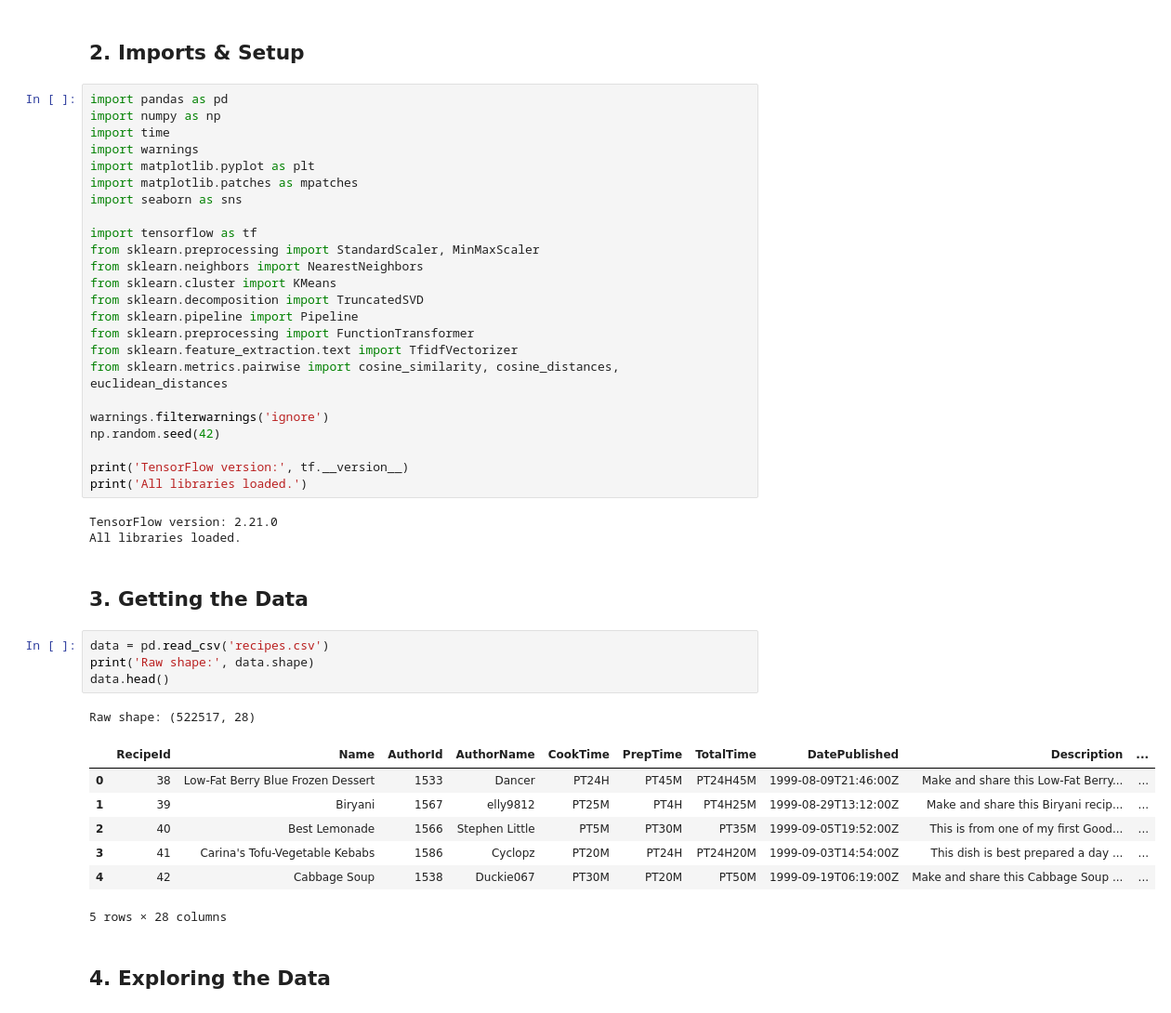
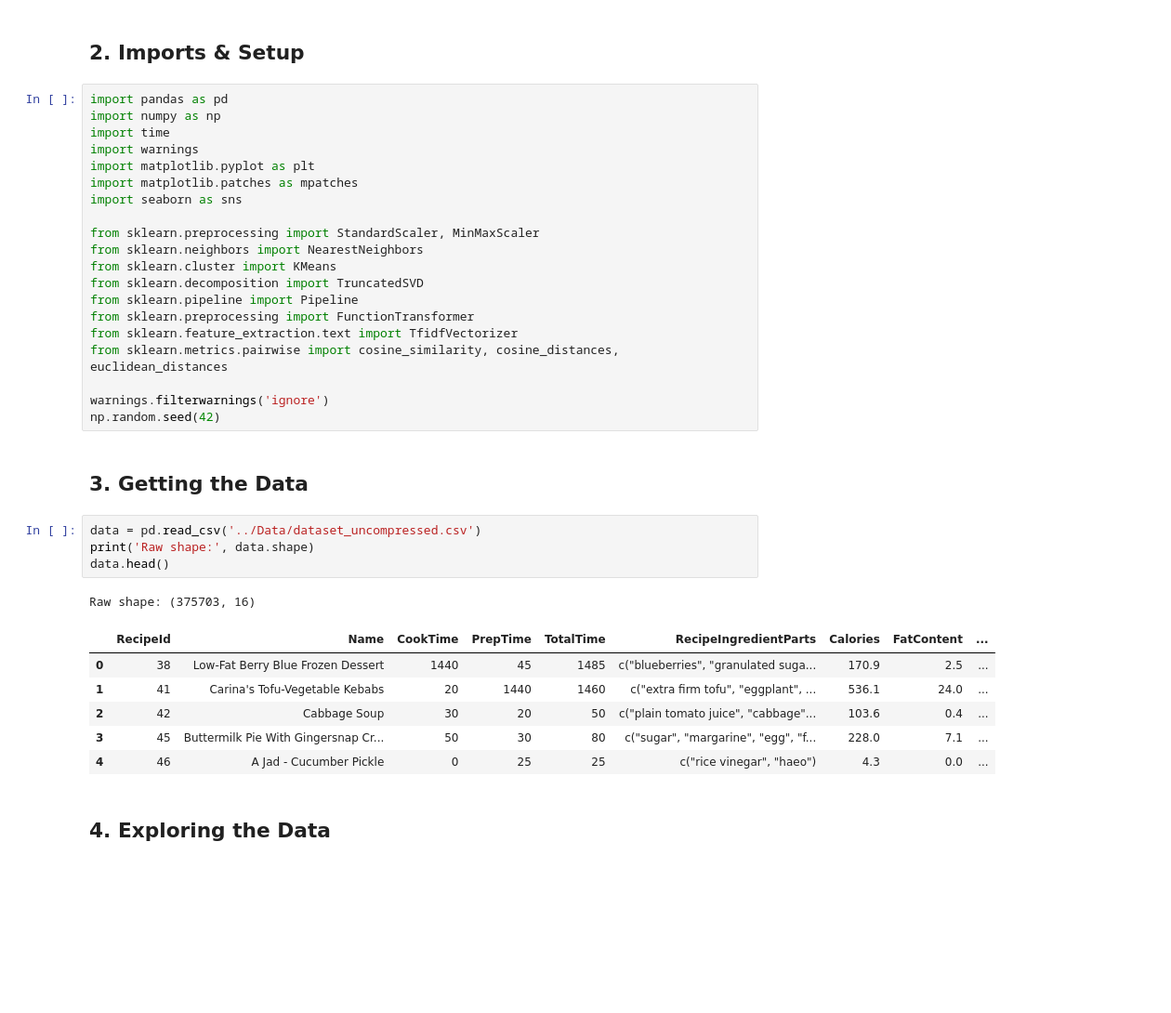
Before and after one commit to CodingAziz/diet-recommendation-engine, a Jupyter notebook: modifications/food-recommendation-system.ipynb, the cells around one changed output. Shown at 93% size. Cells and saved outputs as stored; diff of their text form; blank space fills up the shorter version.

```diff
--- a/modifications/food-recommendation-system.ipynb
+++ b/modifications/food-recommendation-system.ipynb
@@ -33,7 +33,6 @@ import matplotlib.pyplot as plt
 import matplotlib.patches as mpatches
 import seaborn as sns
 
-import tensorflow as tf
 from sklearn.preprocessing import StandardScaler, MinMaxScaler
 from sklearn.neighbors import NearestNeighbors
 from sklearn.cluster import KMeans
@@ -45,27 +44,20 @@ from sklearn.metrics.pairwise import cosine_similarity, cosine_distances, euclid
 
 warnings.filterwarnings('ignore')
 np.random.seed(42)
-
-print('TensorFlow version:', tf.__version__)
-print('All libraries loaded.')
-# %% [output]
-TensorFlow version: 2.21.0
-All libraries loaded.
 # %% [markdown]
 ## 3. Getting the Data
 # %%
-data = pd.read_csv('recipes.csv')
+data = pd.read_csv('../Data/dataset_uncompressed.csv')
 print('Raw shape:', data.shape)
 data.head()
 # %% [output]
-Raw shape: (522517, 28)
+Raw shape: (375703, 16)
-|  | RecipeId | Name | AuthorId | AuthorName | CookTime | PrepTime | TotalTime | DatePublished | Description | ... |
-| 0 | 38 | Low-Fat Berry Blue Frozen Dessert | 1533 | Dancer | PT24H | PT45M | PT24H45M | 1999-08-09T21:46:00Z | Make and share this Low-Fat Berry... | ... |
-| 1 | 39 | Biryani | 1567 | elly9812 | PT25M | PT4H | PT4H25M | 1999-08-29T13:12:00Z | Make and share this Biryani recip... | ... |
-| 2 | 40 | Best Lemonade | 1566 | Stephen Little | PT5M | PT30M | PT35M | 1999-09-05T19:52:00Z | This is from one of my first Good... | ... |
-| 3 | 41 | Carina's Tofu-Vegetable Kebabs | 1586 | Cyclopz | PT20M | PT24H | PT24H20M | 1999-09-03T14:54:00Z | This dish is best prepared a day ... | ... |
-| 4 | 42 | Cabbage Soup | 1538 | Duckie067 | PT30M | PT20M | PT50M | 1999-09-19T06:19:00Z | Make and share this Cabbage Soup ... | ... |
+|  | RecipeId | Name | CookTime | PrepTime | TotalTime | RecipeIngredientParts | Calories | FatContent | ... |
+| 0 | 38 | Low-Fat Berry Blue Frozen Dessert | 1440 | 45 | 1485 | c("blueberries", "granulated suga... | 170.9 | 2.5 | ... |
+| 1 | 41 | Carina's Tofu-Vegetable Kebabs | 20 | 1440 | 1460 | c("extra firm tofu", "eggplant", ... | 536.1 | 24.0 | ... |
+| 2 | 42 | Cabbage Soup | 30 | 20 | 50 | c("plain tomato juice", "cabbage"... | 103.6 | 0.4 | ... |
+| 3 | 45 | Buttermilk Pie With Gingersnap Cr... | 50 | 30 | 80 | c("sugar", "margarine", "egg", "f... | 228.0 | 7.1 | ... |
+| 4 | 46 | A Jad - Cucumber Pickle | 0 | 25 | 25 | c("rice vinegar", "haeo") | 4.3 | 0.0 | ... |
-5 rows × 28 columns
 # %% [markdown]
 ## 4. Exploring the Data
 # %%
```
Also changed, not shown: parts of 19 cells of this notebook, 27 other files.
